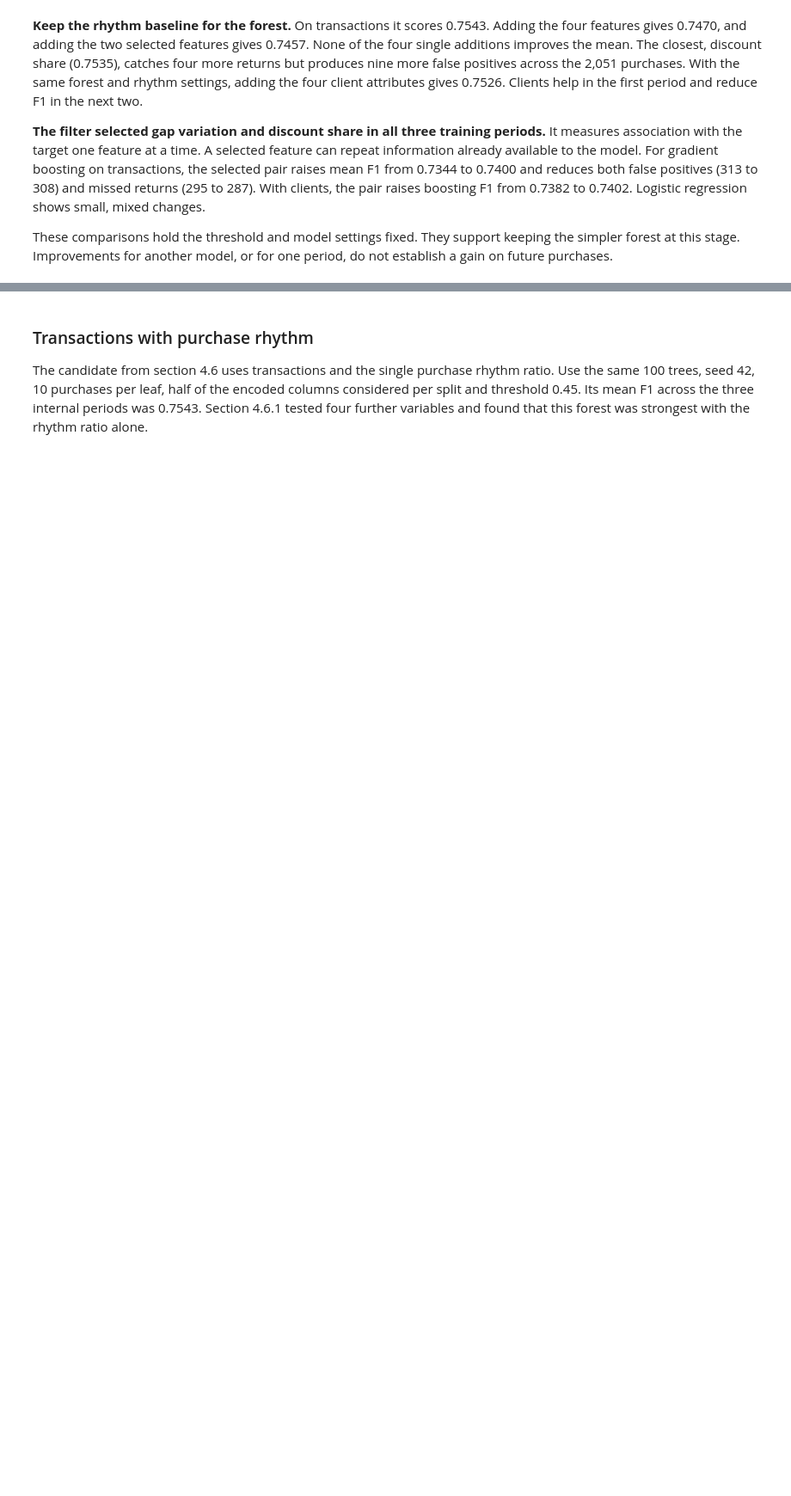
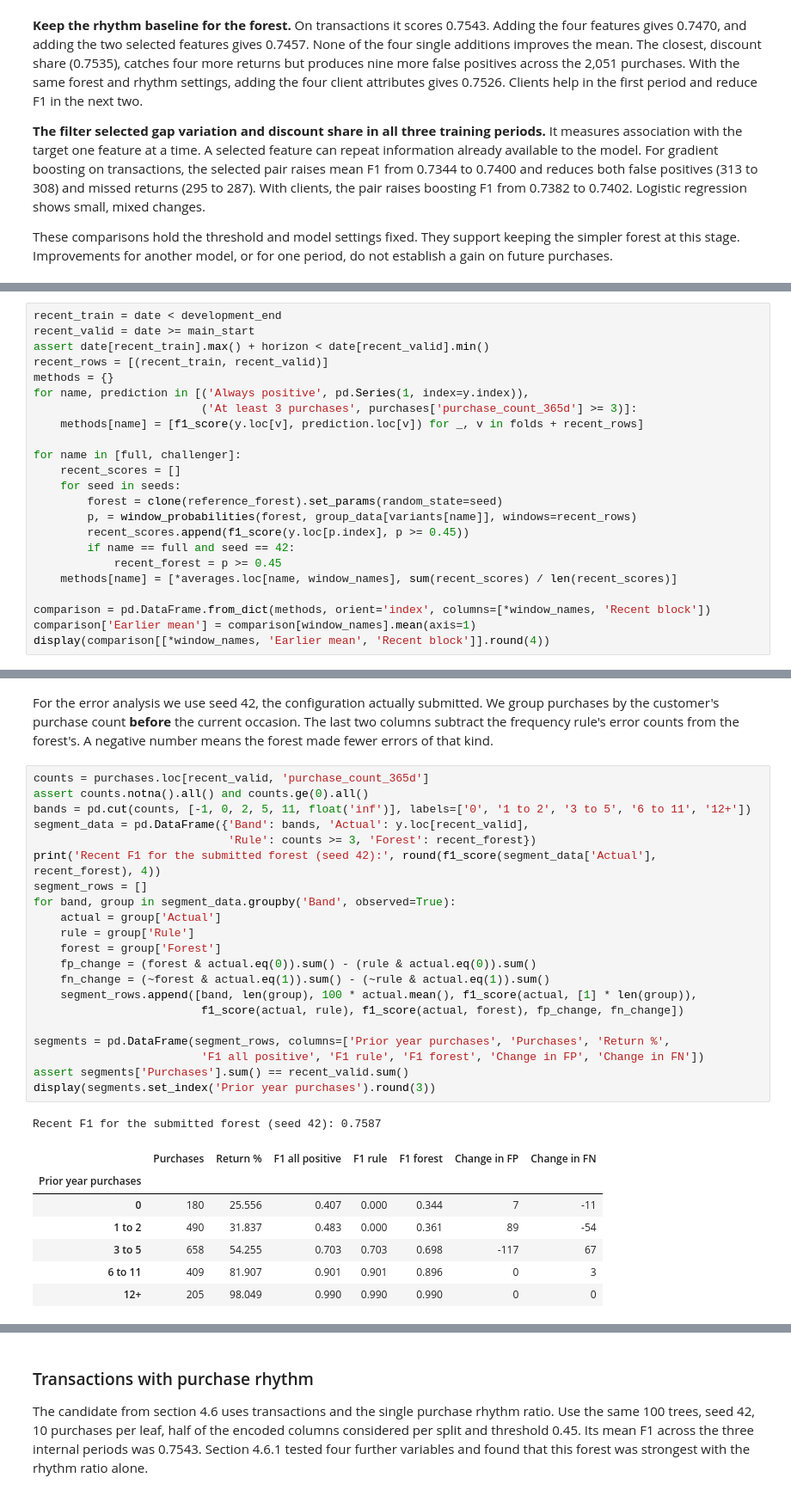
Before and after one commit to alfredosoudo21/ML_Group_04, a Jupyter notebook: notebooks/04_model_comparison.ipynb, the cells around one changed output, grey strips where cells are left out. Shown at 86% size. Cells and saved outputs as stored; diff of their text form; blank space fills up the shorter version.

```diff
--- a/notebooks/04_model_comparison.ipynb
+++ b/notebooks/04_model_comparison.ipynb
@@ -625,0 +675,23 @@ These comparisons hold the threshold and model settings fixed. They support keep
+# %%
+recent_train = date < development_end
+recent_valid = date >= main_start
+assert date[recent_train].max() + horizon < date[recent_valid].min()
+recent_rows = [(recent_train, recent_valid)]
+methods = {}
+for name, prediction in [('Always positive', pd.Series(1, index=y.index)),
+                         ('At least 3 purchases', purchases['purchase_count_365d'] >= 3)]:
+    methods[name] = [f1_score(y.loc[v], prediction.loc[v]) for _, v in folds + recent_rows]
+
+for name in [full, challenger]:
+    recent_scores = []
+    for seed in seeds:
+        forest = clone(reference_forest).set_params(random_state=seed)
+        p, = window_probabilities(forest, group_data[variants[name]], windows=recent_rows)
+        recent_scores.append(f1_score(y.loc[p.index], p >= 0.45))
+        if name == full and seed == 42:
+            recent_forest = p >= 0.45
+    methods[name] = [*averages.loc[name, window_names], sum(recent_scores) / len(recent_scores)]
+
+comparison = pd.DataFrame.from_dict(methods, orient='index', columns=[*window_names, 'Recent block'])
+comparison['Earlier mean'] = comparison[window_names].mean(axis=1)
+display(comparison[[*window_names, 'Earlier mean', 'Recent block']].round(4))
@@ -625,0 +704,32 @@ These comparisons hold the threshold and model settings fixed. They support keep
+# %% [markdown]
+For the error analysis we use seed 42, the configuration actually submitted. We group purchases by the customer's purchase count **before** the current occasion. The last two columns subtract the frequency rule's error counts from the forest's. A negative number means the forest made fewer errors of that kind.
+# %%
+counts = purchases.loc[recent_valid, 'purchase_count_365d']
+assert counts.notna().all() and counts.ge(0).all()
+bands = pd.cut(counts, [-1, 0, 2, 5, 11, float('inf')], labels=['0', '1 to 2', '3 to 5', '6 to 11', '12+'])
+segment_data = pd.DataFrame({'Band': bands, 'Actual': y.loc[recent_valid],
+                             'Rule': counts >= 3, 'Forest': recent_forest})
+print('Recent F1 for the submitted forest (seed 42):', round(f1_score(segment_data['Actual'], recent_forest), 4))
+segment_rows = []
+for band, group in segment_data.groupby('Band', observed=True):
+    actual = group['Actual']
+    rule = group['Rule']
+    forest = group['Forest']
+    fp_change = (forest & actual.eq(0)).sum() - (rule & actual.eq(0)).sum()
+    fn_change = (~forest & actual.eq(1)).sum() - (~rule & actual.eq(1)).sum()
+    segment_rows.append([band, len(group), 100 * actual.mean(), f1_score(actual, [1] * len(group)),
+                         f1_score(actual, rule), f1_score(actual, forest), fp_change, fn_change])
+
+segments = pd.DataFrame(segment_rows, columns=['Prior year purchases', 'Purchases', 'Return %',
+                         'F1 all positive', 'F1 rule', 'F1 forest', 'Change in FP', 'Change in FN'])
+assert segments['Purchases'].sum() == recent_valid.sum()
+display(segments.set_index('Prior year purchases').round(3))
+# %% [output]
+Recent F1 for the submitted forest (seed 42): 0.7587
+|  | Purchases | Return % | F1 all positive | F1 rule | F1 forest | Change in FP | Change in FN |
+| Prior year purchases |  |  |  |  |  |  |  |
+| 0 | 180 | 25.556 | 0.407 | 0.000 | 0.344 | 7 | -11 |
+| 1 to 2 | 490 | 31.837 | 0.483 | 0.000 | 0.361 | 89 | -54 |
+| 3 to 5 | 658 | 54.255 | 0.703 | 0.703 | 0.698 | -117 | 67 |
+| 6 to 11 | 409 | 81.907 | 0.901 | 0.901 | 0.896 | 0 | 3 |
+| 12+ | 205 | 98.049 | 0.990 | 0.990 | 0.990 | 0 | 0 |
```
Also changed, not shown: parts of 24 cells of this notebook, 7 other files.
